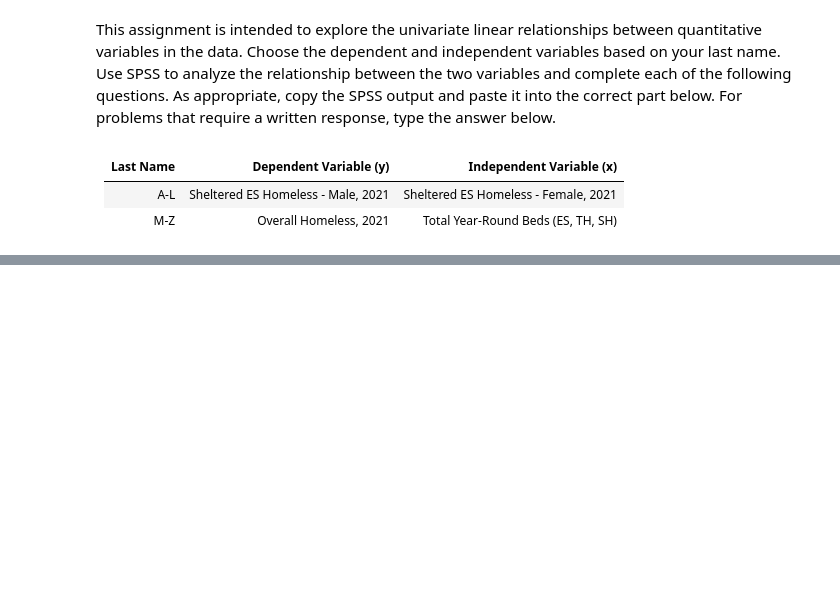
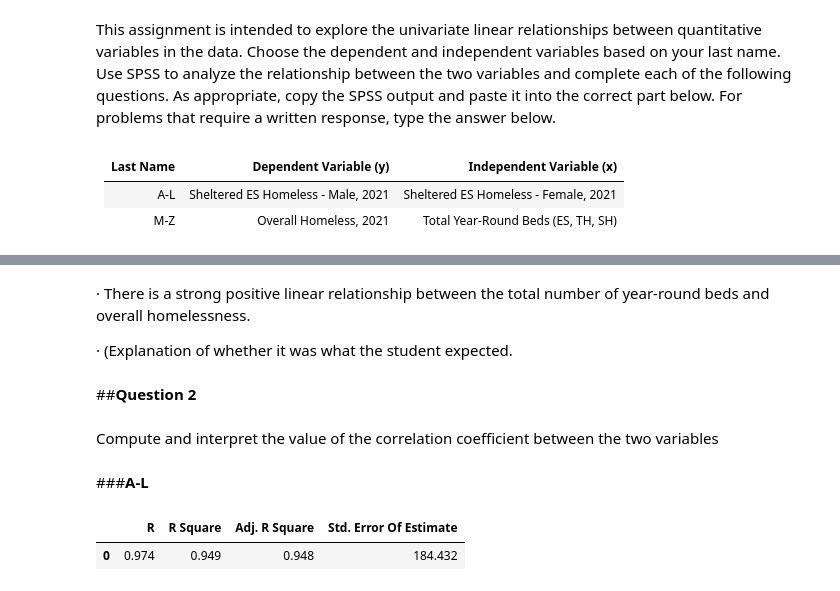
Before and after one commit to talamo13/Intro-To-Data-Science-Assignments, a Jupyter notebook: Homelessness_2_key.ipynb, the cells around one changed output, grey strips where cells are left out. Saved outputs shown, nothing was run; the diff lists cells and outputs as text; code cells hidden in the pictures; blank space fills up the shorter version.

```diff
--- a/Homelessness_2_key.ipynb
+++ b/Homelessness_2_key.ipynb
@@ -66,0 +101,37 @@ This assignment is intended to explore the univariate linear relationships betwe
+# %% [markdown]
+· There is a strong positive linear relationship between the total number of year-round beds and overall homelessness.
+
+· (Explanation of whether it was what the student expected.
+# %% [markdown]
+##**Question 2**
+# %% [markdown]
+Compute and interpret the value of the correlation coefficient between the two variables
+# %% [markdown]
+###**A-L**
+# %%
+# Using Pandas Dataframes and Numpy calculations we are able to make the correct computations and place those
+# values in a new Dataframe with their own respective column names and values
+
+male = df['Sheltered ES Homeless - Male, 2021'].values
+female = df['Sheltered ES Homeless - Female, 2021'].values
+
+R_AM = round(np.corrcoef(male,female)[0,1],3) # R
+R2_AM = round(R_AM**2,3) # R^2
+
+observations = len(df['Sheltered ES Homeless - Male, 2021']) + len(df['Sheltered ES Homeless - Female, 2021'])
+A_R2_AM = round(1 - (1-R2_AM) * (observations-1) / (observations - 2 - 1),3) # Adjusted R^2
+
+# Compute residuals
+residuals = female - R_AM * male
+
+# Compute the standard error of the estimate
+std_error = np.sqrt(np.sum(residuals ** 2) / (len(male)- 2))
+# Standard Error = 17.43
+
+model_summary_AM = pd.DataFrame([[R_AM, R2_AM, A_R2_AM, 184.432]],columns=['R','R Square','Adj. R Square','Std. Error Of Estimate'])
+
+
+model_summary_AM
+# %% [output]
+|  | R | R Square | Adj. R Square | Std. Error Of Estimate |
+| 0 | 0.974 | 0.949 | 0.948 | 184.432 |
```
Also changed, not shown: parts of 46 cells of this notebook.
